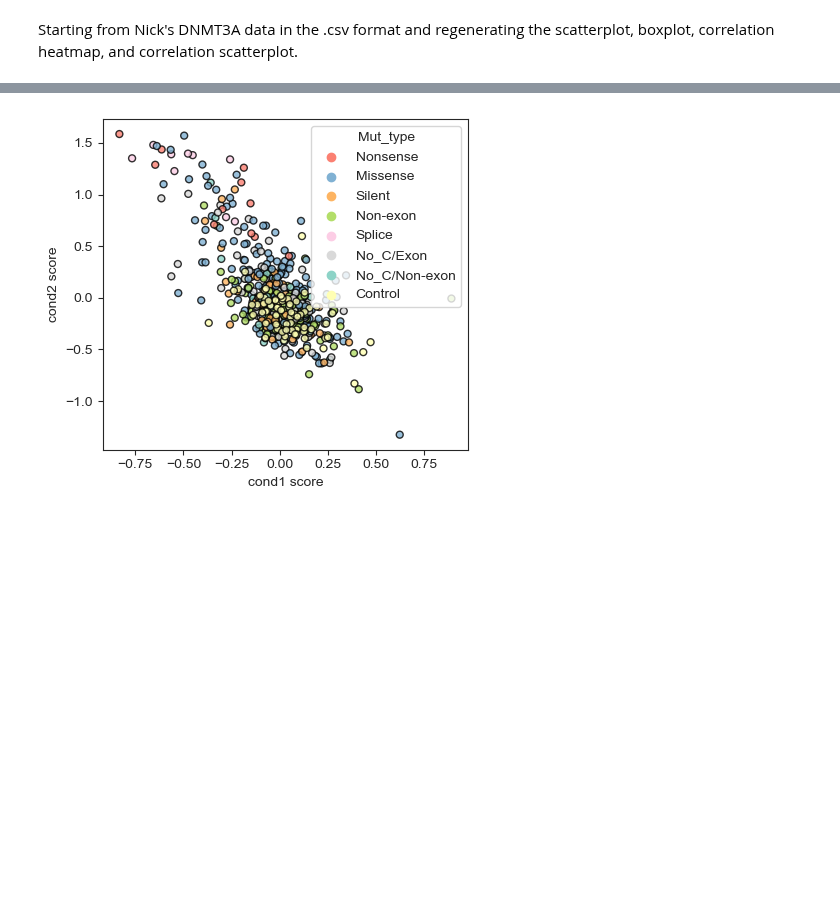
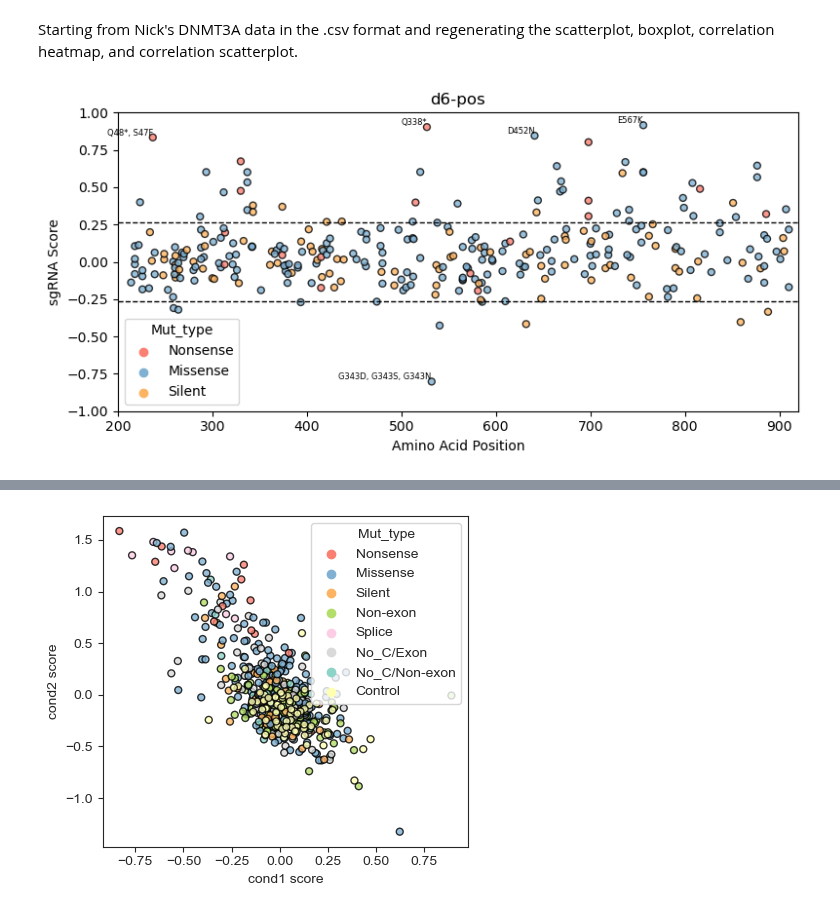
Before and after one commit to liaulab/be-scan, a Jupyter notebook: docs/source/notebooks/tutorial.ipynb, the cells around one changed output, grey strips where cells are left out. Cells and saved outputs as stored; diff of their text form; code cells hidden in the pictures; blank space fills up the shorter version.

```diff
--- a/docs/source/notebooks/tutorial.ipynb
+++ b/docs/source/notebooks/tutorial.ipynb
@@ -27,8 +12,5 @@ print(dir(be_scan.plot))
 # %%
-test_dir = '../../../tests/test_data/plot_data/'
-HDAC_parent_dir = '../../../../../../Downloads/HDAC_Data/'
-CRAF_parent_dir = '../../../../../../Downloads/CRAF_Data/'
-KBTBD4_parent_dir = '../../../../../../Downloads/KBTBD4/'
+plot_dir = '../../../tests/test_data/plot_data/'
 sgrna_dir = '../../../tests/test_data/sgrna_data/'
 # %% [markdown]
 Note: all annotate_guides.csv needs information about type of mutation (Missense, Silent, Nonsense, No_A/Exon, Control) and where the edit is along the gene (integer)
@@ -239,4 +297,18 @@ The guide CGGAAGCctggagaagaagaggc match sense and antisense strands.
 ### be_scan.plot
 # %% [markdown]
 Starting from Nick's DNMT3A data in the .csv format and regenerating the scatterplot, boxplot, correlation heatmap, and correlation scatterplot.
+# %%
+be_scan.plot.plot_scatterplot(df_filepath  = plot_dir + 'NZL10196_v9_comparisons.csv', # data
+                              x_column     = 'Edit_site_3A1',  # name of a column in data
+                              y_column     = 'log2_fc',        # name of a column in data
+                              hue_column   = 'Mut_type',       # name of a column in data
+                              comparisons  = ['d6-pos'],       # name of a column in data
+                              xmin         = 200,
+                              savefig      = False,
+
+                              neg_ctrl_col='Gene', neg_ctrl_category='NON-GENE', # negative control points
+                              autoannotate=True, autoannotate_top=5, autoannotate_label='Mut_list_all', # automatically label points
+                              )
+# %% [output]
+[figure, added]
 # %%
```
Also changed, not shown: parts of 91 cells of this notebook, 4 other files.
